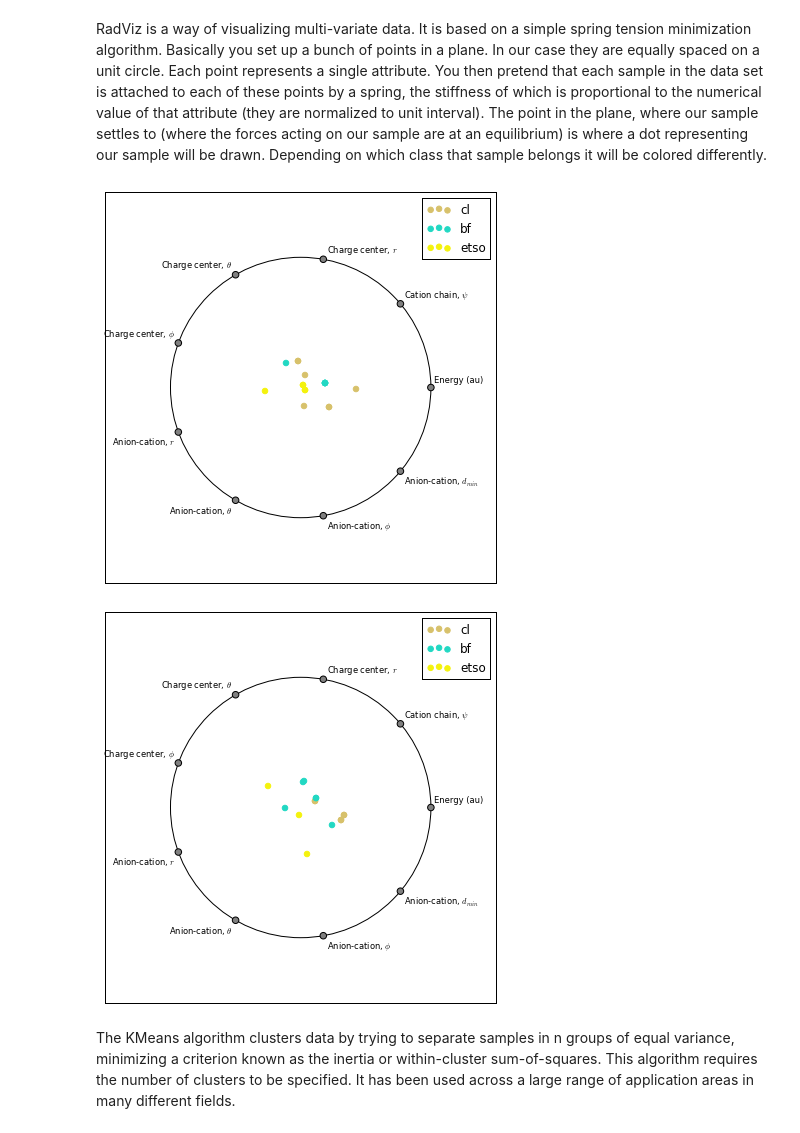
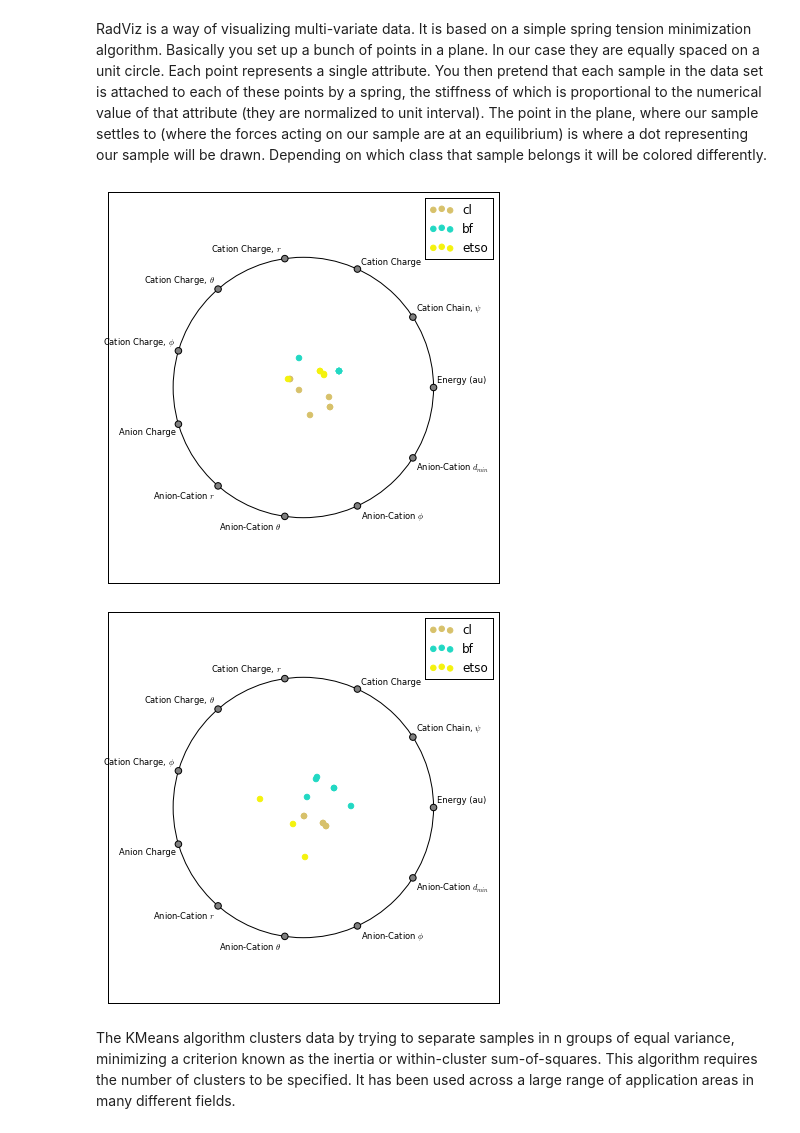
Before and after one commit to chrisjsewell/PyGauss, a Jupyter notebook: ipython_notebooks/IL-GQD Analysis.ipynb, the cells around one changed output. Cells and saved outputs as stored; diff of their text form; code cells hidden in the pictures.

```diff
--- a/ipython_notebooks/IL-GQD Analysis.ipynb
+++ b/ipython_notebooks/IL-GQD Analysis.ipynb
@@ -244,17 +262,17 @@ analysis.get_table(columns=[0,1,2]+range(8,17), filters={'Initial':'T'})
 # %% [markdown]
 RadViz is a way of visualizing multi-variate data. It is based on a simple spring tension minimization algorithm. Basically you set up a bunch of points in a plane. In our case they are equally spaced on a unit circle. Each point represents a single attribute. You then pretend that each sample in the data set is attached to each of these points by a spring, the stiffness of which is proportional to the numerical value of that attribute (they are normalized to unit interval). The point in the plane, where our sample settles to (where the forces acting on our sample are at an equilibrium) is where a dot representing our sample will be drawn. Depending on which class that sample belongs it will be colored differently.
 # %%
-analysis.plot_radviz_comparison('Anion', columns=range(8, 17),
+analysis.plot_radviz_comparison('Anion', columns=range(8, 19),
                                 filters={'Cation':'emim', 'Anion':['cl', 'bf', 'etso']})
 plt.gcf().set_size_inches(7,7)
 # %% [output]
-[figure, old version]
+[figure, new version]
 # %%
-analysis.plot_radviz_comparison('Anion', columns=range(8, 17),
+analysis.plot_radviz_comparison('Anion', columns=range(8, 19),
                                 filters={'Cation':'omim', 'Anion':['cl', 'bf', 'etso']})
 plt.gcf().set_size_inches(7,7)
 # %% [output]
-[figure, old version]
+[figure, new version]
 # %% [markdown]
 The KMeans algorithm clusters data by trying to separate samples in n groups of equal variance, minimizing a criterion known as the inertia or within-cluster sum-of-squares. This algorithm requires the number of clusters to be specified. It has been used across a large range of application areas in many different fields.
 # %%
```
Also changed, not shown: parts of 8 cells of this notebook, 1 other file.
